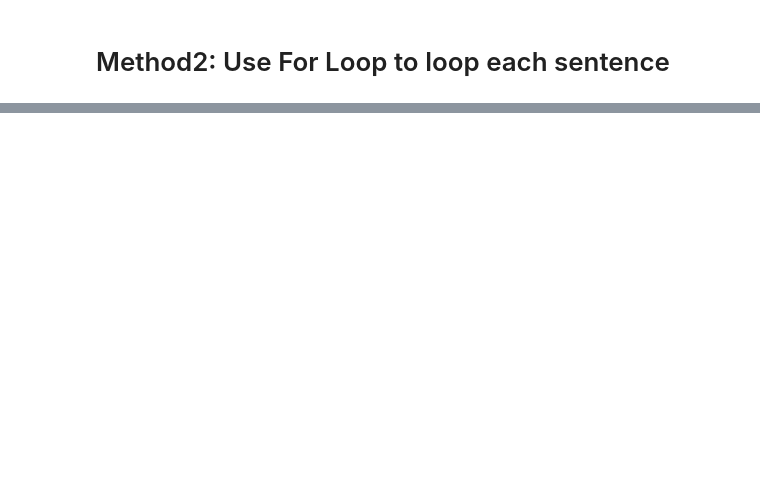
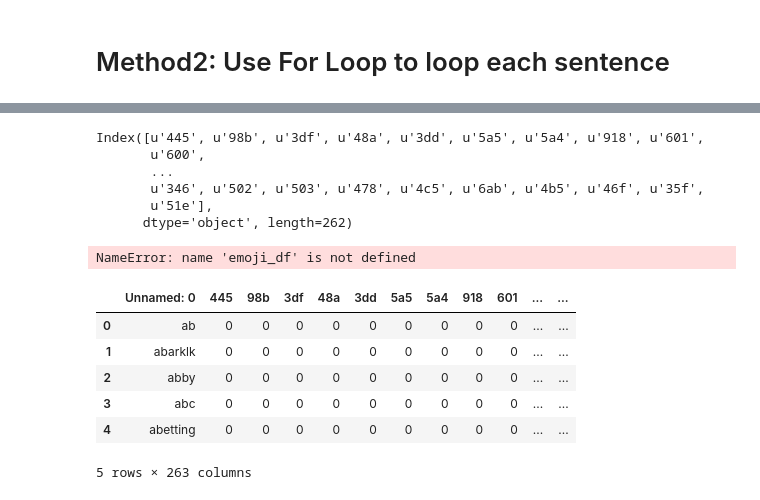
Before and after one commit to Yu-TheTurtle/Applying-TensorFlow-to-predict-emojis-in-Tweets, a Jupyter notebook: Code/Twitter.ipynb, the cells around one changed output, grey strips where cells are left out. Saved outputs shown, nothing was run; the diff lists cells and outputs as text; code cells hidden in the pictures; blank space fills up the shorter version.

```diff
--- a/Code/Twitter.ipynb
+++ b/Code/Twitter.ipynb
@@ -438,0 +296,28 @@ emoji_df
+# %%
+emoji_df.columns = [str(a[-3:]) for a in emoji_df.columns]
+#whyyyyyyy unicode
+# %% [output]
+Index([u'445', u'98b', u'3df', u'48a', u'3dd', u'5a5', u'5a4', u'918', u'601',
+       u'600',
+       ...
+       u'346', u'502', u'503', u'478', u'4c5', u'6ab', u'4b5', u'46f', u'35f',
+       u'51e'],
+      dtype='object', length=262)
+# %%
+emoji_list = [emoji.lower() for emoji in emoji_list]
+
+#only emoji 6XX series
+face_df = emoji_df[emoji_df.columns[emoji_df.columns.isin(emoji_list)]]
+# %% [output]
+NameError: name 'emoji_df' is not defined
+# %%
+emoji_df = pd.read_csv('/Users/hsnu130427/Twitter/Code/emoji_df.csv')
+emoji_df.head()
+# %% [output]
+|  | Unnamed: 0 | 445 | 98b | 3df | 48a | 3dd | 5a5 | 5a4 | 918 | 601 | ... | ... |
+| 0 | ab | 0 | 0 | 0 | 0 | 0 | 0 | 0 | 0 | 0 | ... | ... |
+| 1 | abarklk | 0 | 0 | 0 | 0 | 0 | 0 | 0 | 0 | 0 | ... | ... |
+| 2 | abby | 0 | 0 | 0 | 0 | 0 | 0 | 0 | 0 | 0 | ... | ... |
+| 3 | abc | 0 | 0 | 0 | 0 | 0 | 0 | 0 | 0 | 0 | ... | ... |
+| 4 | abetting | 0 | 0 | 0 | 0 | 0 | 0 | 0 | 0 | 0 | ... | ... |
+5 rows × 263 columns
```
Also changed, not shown: parts of 101 cells of this notebook, 1 other file.
